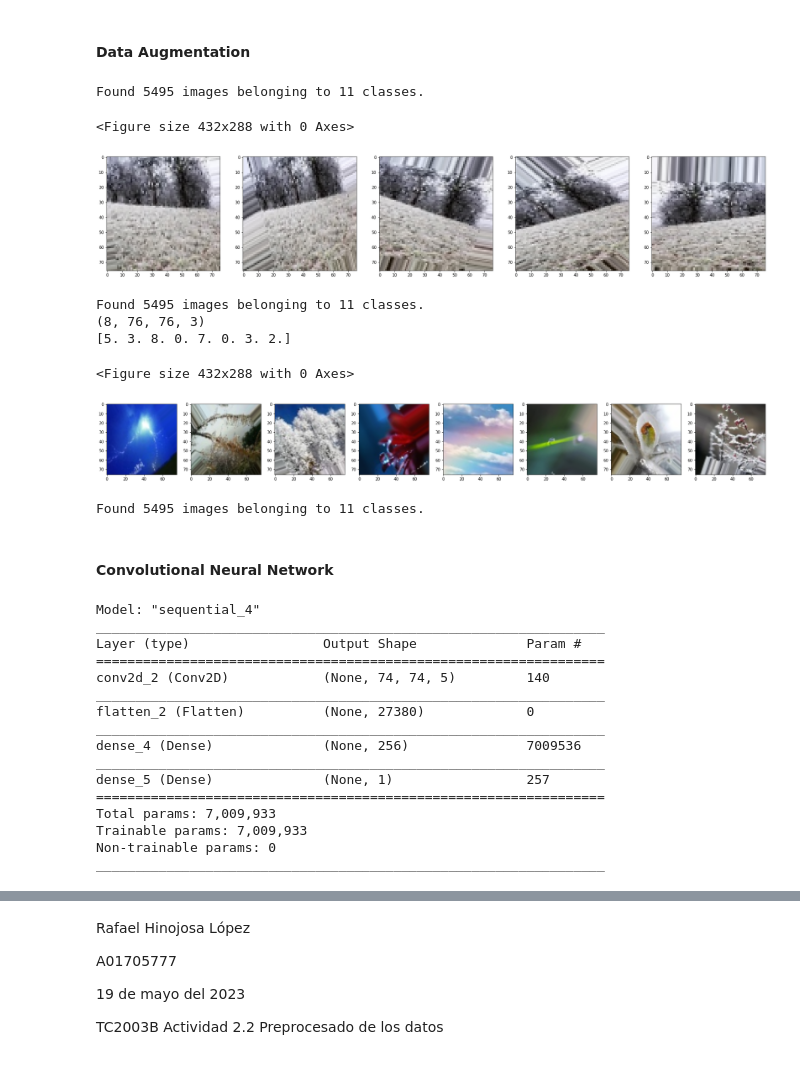
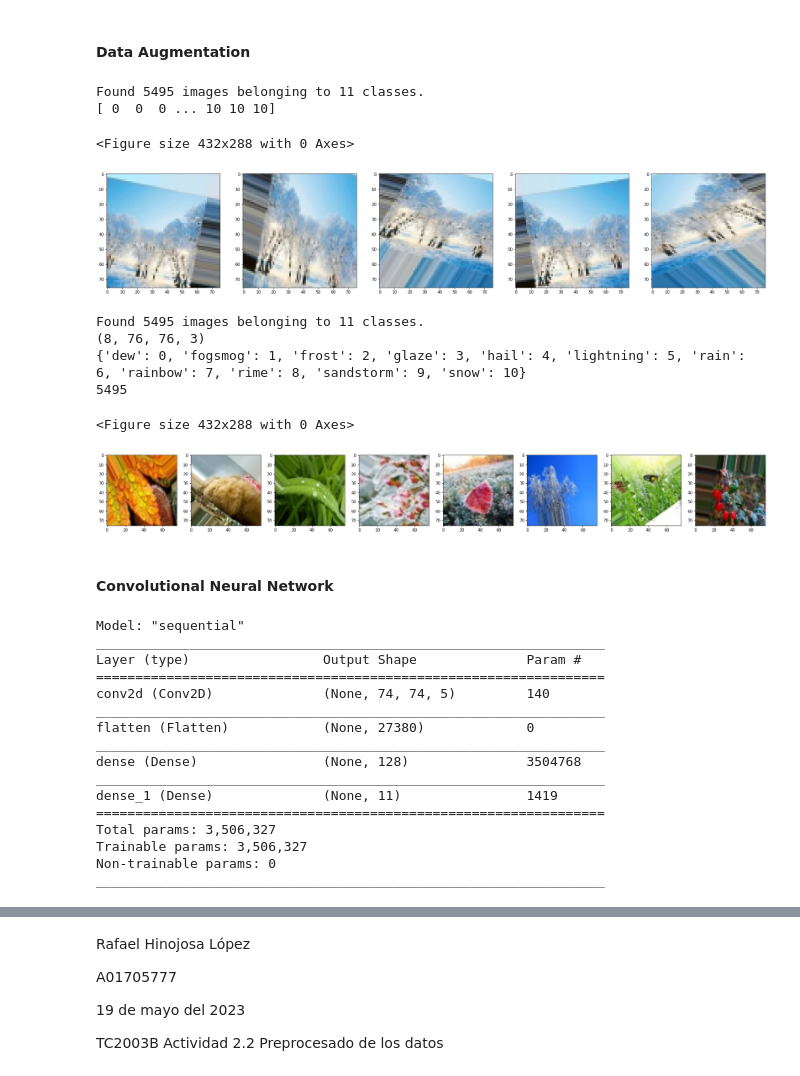
Before and after one commit to RafaelHinojosa/TC3002B_Development-of-Advanced-Applications-of-Computer-Science, a Jupyter notebook: Machine Learning/Act2 - Preprocessing of Data/weather_recognition.ipynb, the cells around one changed output, grey strips where cells are left out. Drawn from its saved outputs; the diff is of its cells as text; code cells hidden in the pictures.

```diff
--- a/Machine Learning/Act2 - Preprocessing of Data/weather_recognition.ipynb
+++ b/Machine Learning/Act2 - Preprocessing of Data/weather_recognition.ipynb
@@ -64,9 +61,10 @@ train_datagen = ImageDataGenerator(
 train_generator = train_datagen.flow_from_directory(
 							train_path,
 							target_size = (WIDTH, HEIGHT),
-							batch_size = 1,
-							class_mode ='binary',)
+							batch_size = 8,
+							class_mode ='categorical',)
 
+print(train_generator.classes)
 
 plt.figure()
 #subplot(r,c) provide the no. of rows and columns
@@ -76,45 +74,47 @@ for i in range(5):
 	axarr[i].imshow(train_generator[0][0][0])
 # %% [output]
 Found 5495 images belonging to 11 classes.
+[ 0  0  0 ... 10 10 10]
 <Figure size 432x288 with 0 Axes>
-[figure, old version]
+[figure, new version]
 # %%
 train_generator = train_datagen.flow_from_directory(
 							train_path,
 							target_size = (WIDTH, HEIGHT),
 							batch_size = 8,
-							class_mode ='binary',)
+							class_mode ='categorical')
 
 images , labels = train_generator[0]
 
 print(images.shape)
-print(labels)
+print(train_generator.class_indices)
+# Got the same amount of classes of the images. Each class has an ID mapped to the value of the class (dew, fogsmog, ..., snow)
+print(len(train_generator.classes))
 
 plt.figure()
 #subplot(r,c) provide the no. of rows and columns
 f, axarr = plt.subplots(1, images.shape[0], figsize=(30, 4))
 
 for i in range(images.shape[0]):
 	axarr[i].imshow(images[i])
 # %% [output]
 Found 5495 images belonging to 11 classes.
 (8, 76, 76, 3)
-[5. 3. 8. 0. 7. 0. 3. 2.]
+{'dew': 0, 'fogsmog': 1, 'frost': 2, 'glaze': 3, 'hail': 4, 'lightning': 5, 'rain': 6, 'rainbow': 7, 'rime': 8, 'sandstorm': 9, 'snow': 10}
+5495
 <Figure size 432x288 with 0 Axes>
-[figure, old version]
+[figure, new version]
 # %%
 # Won't save augmented images
 train_generator = train_datagen.flow_from_directory(
 							train_path,
 							target_size = (WIDTH, HEIGHT),
 							batch_size = 8,
-							class_mode ='binary',
+							class_mode ='categorical',
 							save_to_dir= augmented_path,
                             save_prefix='aug',
                             save_format='png'
 							)
-# %% [output]
-Found 5495 images belonging to 11 classes.
 # %% [markdown]
 #### Convolutional Neural Network
 # %%
@@ -125,29 +125,29 @@ from tensorflow.keras import layers
 model = models.Sequential()
 model.add(layers.Conv2D(5, (3, 3), activation="relu", input_shape = (WIDTH,HEIGHT,3)))
 model.add(layers.Flatten())
-model.add(layers.Dense(256,activation='relu'))
-model.add(layers.Dense(1,activation='sigmoid'))
+model.add(layers.Dense(128,activation='relu'))
+model.add(layers.Dense(11, activation='sigmoid'))
 
 model.summary()
 
-model.compile(loss='binary_crossentropy',
-						optimizer=optimizers.RMSprop(learning_rate=2e-5),
+model.compile(loss='categorical_crossentropy',
+						optimizer='Adam',
 						metrics=['acc'])
 # %% [output]
-Model: "sequential_4"
+Model: "sequential"
 _________________________________________________________________
 Layer (type)                 Output Shape              Param #
 =================================================================
-conv2d_2 (Conv2D)            (None, 74, 74, 5)         140
+conv2d (Conv2D)              (None, 74, 74, 5)         140
 _________________________________________________________________
-flatten_2 (Flatten)          (None, 27380)             0
+flatten (Flatten)            (None, 27380)             0
 _________________________________________________________________
-dense_4 (Dense)              (None, 256)               7009536
+dense (Dense)                (None, 128)               3504768
 _________________________________________________________________
-dense_5 (Dense)              (None, 1)                 257
+dense_1 (Dense)              (None, 11)                1419
 =================================================================
-Total params: 7,009,933
-Trainable params: 7,009,933
+Total params: 3,506,327
+Trainable params: 3,506,327
 Non-trainable params: 0
 _________________________________________________________________
 # %%
```
Also changed, not shown: parts of 5 cells of this notebook, 1 other file.
